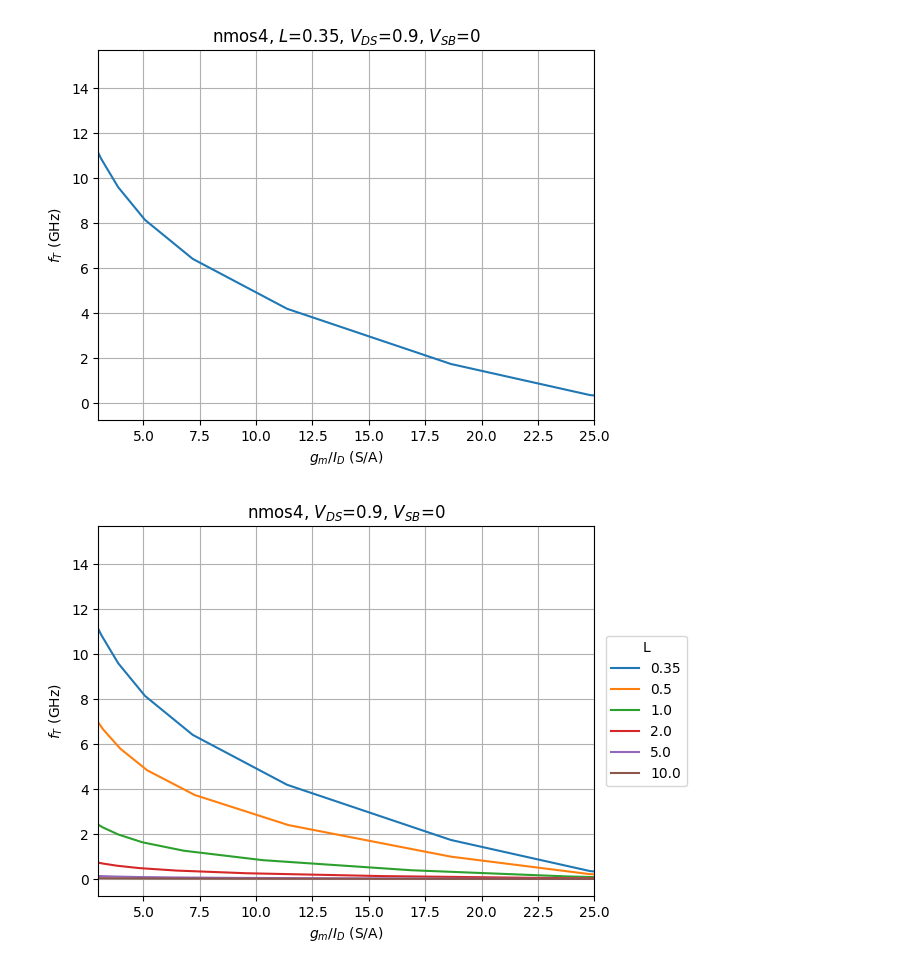
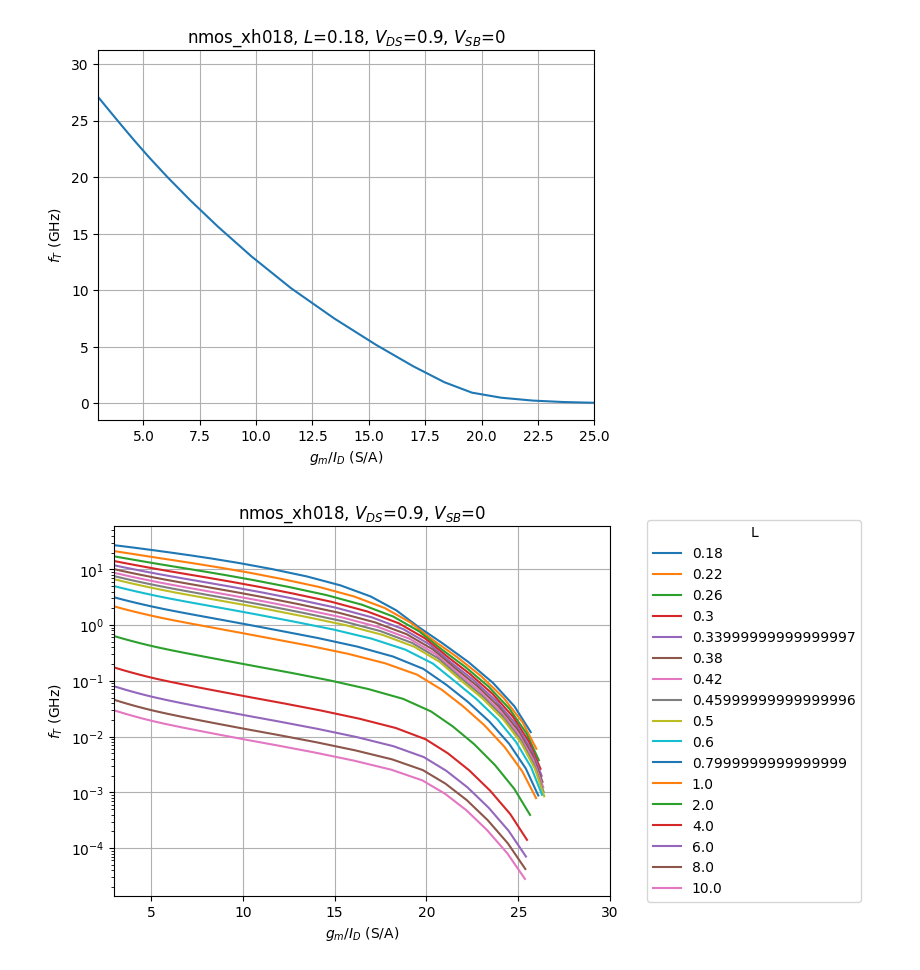
Before and after one commit to Surfeur974/gmadrid, a Jupyter notebook: Lookup_generation/techsweep_plots_from_mat.ipynb, the cells around one changed output. Cells and saved outputs as stored; diff of their text form; code cells hidden in the pictures.

```diff
--- a/Lookup_generation/techsweep_plots_from_mat.ipynb
+++ b/Lookup_generation/techsweep_plots_from_mat.ipynb
@@ -4,9 +4,9 @@ import scipy.constants as sc
 import matplotlib.pyplot as plt
 from pygmid import Lookup as lk
 # %%
-choice = 0  #start from 0
-devices = ['nmos4', 'pmos4']
-fet = lk('../lookup_table/'+devices[choice]+'.mat')
+choice = 2  #start from 0
+devices = ['nmos4', 'pmos4','nmos_xh018','pmos_xh018']
+fet = lk('../lookup_table/018/'+devices[choice]+'.mat')
 # %%
 # sweep variable vectors
 l = fet['L']
@@ -16,8 +16,9 @@ vsb = fet['VSB']
 # %%
 # plot gm/ID and fT versus gate bias
 L1 = min(l); VDS1=0.9; VSB1=0
-gm_id1 = fet.lookup('GM_ID', L=L1, VDS=VDS1, VSB=VSB1)
-ft1 = fet.lookup('GM_CGG', L=L1, VDS=VDS1, VSB=VSB1)/2/np.pi
+VGS = np.linspace(0.35,1.8,37)
+gm_id1 = fet.lookup('GM_ID', L=L1, VDS=VDS1, VSB=VSB1, VGS = VGS)
+ft1 = fet.lookup('GM_CGG', L=L1, VDS=VDS1, VSB=VSB1, VGS = VGS)/2/np.pi
 vt = fet.lookup('VT', L=L1, VGS=0.9, VDS=VDS1, VSB=VSB1)
 
 fig, ax1 = plt.subplots()
@@ -60,23 +61,23 @@ plt.title(devices[choice]+', $L$='+str(L1)+', $V_{DS}$='+str(VDS1)+', $V_{SB}$='
 plt.grid()
 plt.show()
 # %% [output]
-[figure, old version]
+[figure, new version]
 # %%
 # plot fT versus gm/ID for all L
 VDS2=0.9; VSB2=0
-gm_id2 = fet.lookup('GM_ID', L=l, VDS=VDS1, VSB=VSB1)
-ft2 = fet.lookup('GM_CGG', L=l, VDS=VDS1, VSB=VSB1)/2/np.pi
+gm_id2 = fet.lookup('GM_ID', L=l, VDS=VDS1, VSB=VSB1, VGS=VGS)
+ft2 = fet.lookup('GM_CGG', L=l, VDS=VDS1, VSB=VSB1, VGS=VGS)/2/np.pi
 
 fig, ax = plt.subplots()
-ax.plot(gm_id2.transpose(), ft2.transpose()/1e9)
-ax.legend(loc='center right', bbox_to_anchor=(1.2, 0.5), title='L', labels=l.tolist())
-plt.xlim(3, 25)
+ax.semilogy(gm_id2.transpose(), ft2.transpose()/1e9)
+ax.legend(loc='center right', bbox_to_anchor=(1.52, 0.5), title='L', labels=l.tolist())
+plt.xlim(3, 30)
 plt.xlabel('$g_m/I_D$ (S/A)')
 plt.ylabel(r'$f_T$ (GHz)')
 plt.title(devices[choice]+', $V_{DS}$='+str(VDS1)+', $V_{SB}$='+str(VSB1))
 plt.grid()
 plt.show()
 # %% [output]
-[figure, old version]
+[figure, new version]
 # %%
 # plot gm/gds versus gm/ID for all L
```
Also changed, not shown: parts of 7 cells of this notebook, 10 other files.
